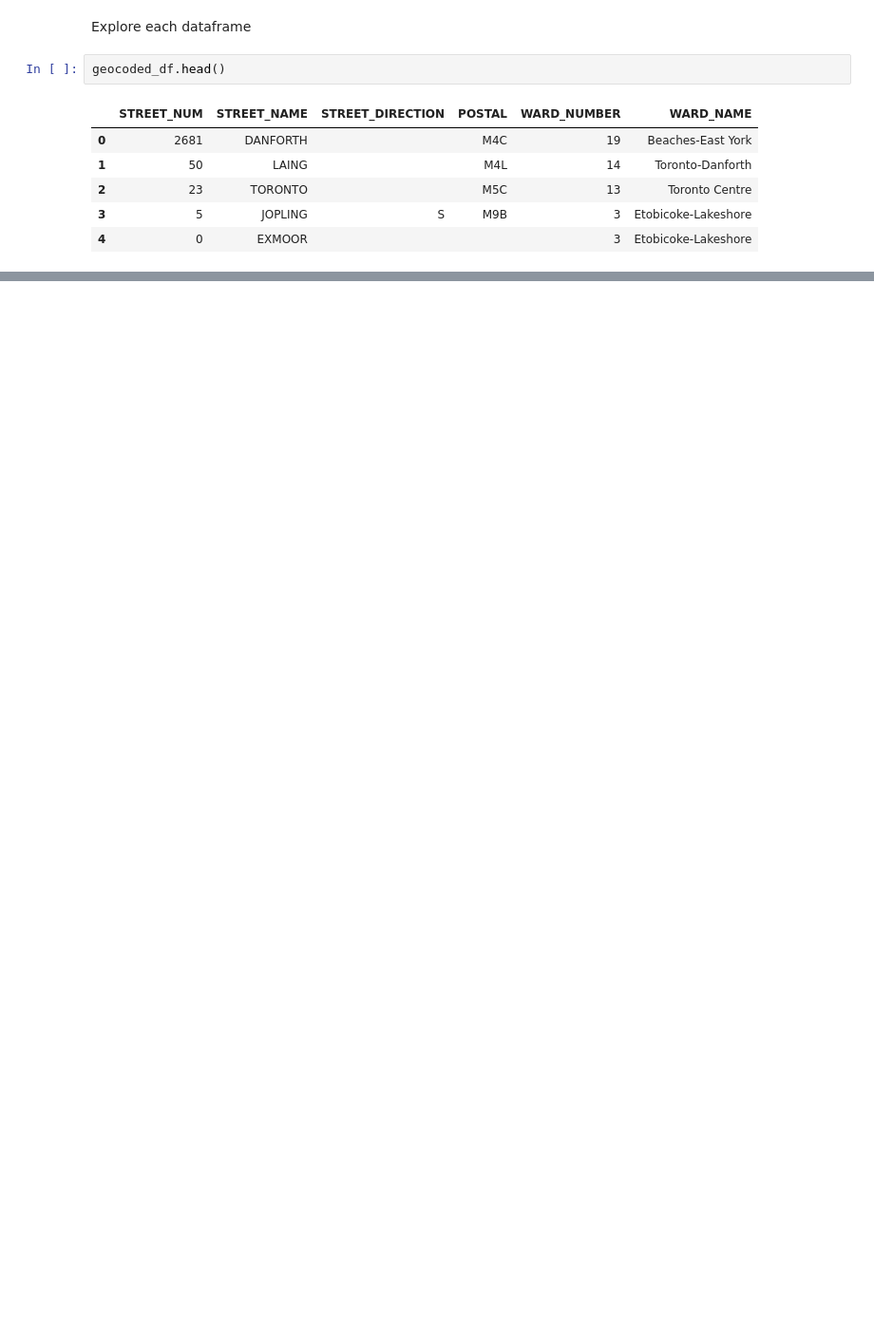
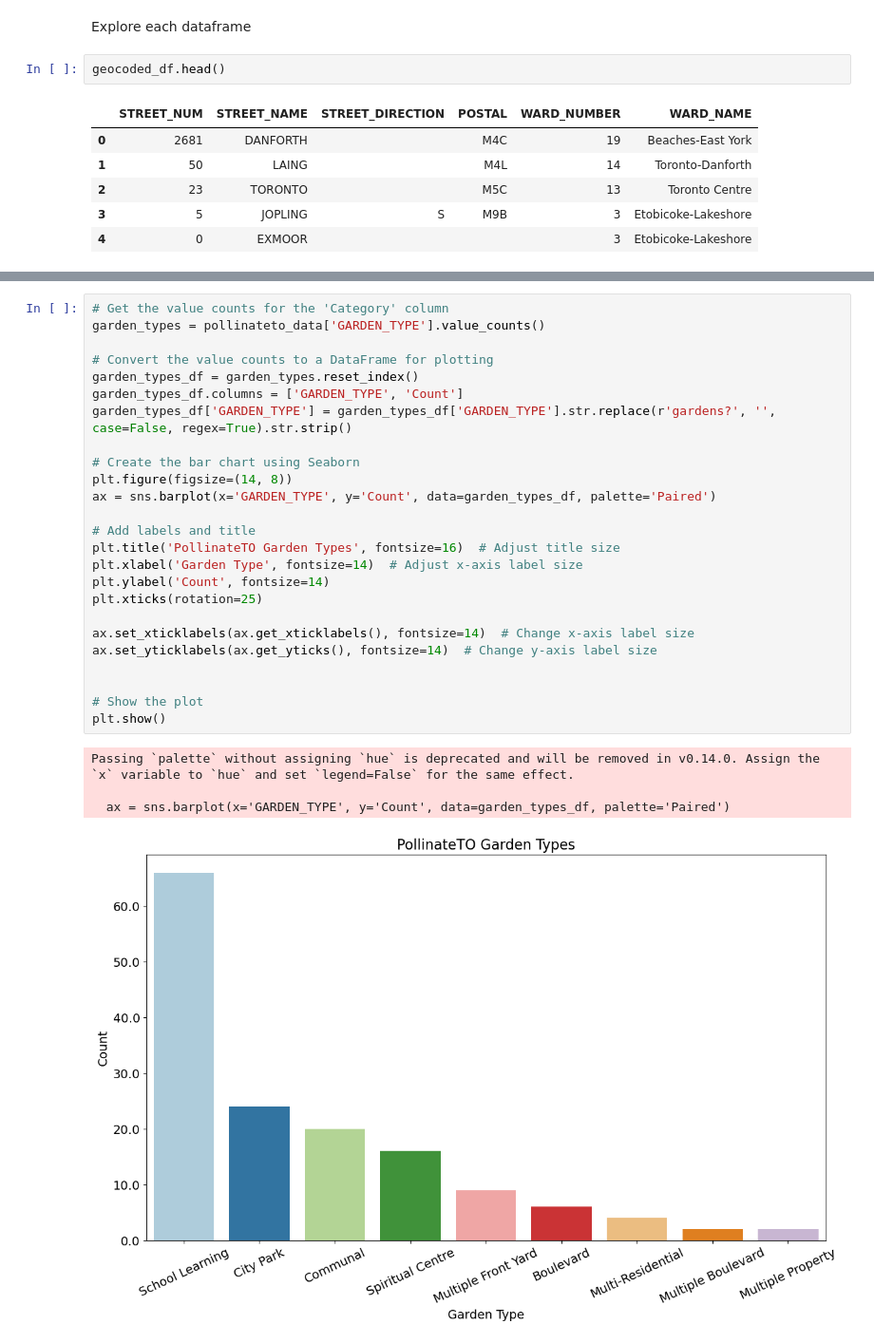
Before and after one commit to minibaconbaby/Data-Hustlers, a Jupyter notebook: PollinateTO.ipynb, the cells around one changed output, grey strips where cells are left out. Shown: that part at 95% size. Cells and saved outputs as stored; diff of their text form; blank space fills up the shorter version.

Commit message:
Updating PollinateTO - New Visuals

```diff
--- a/PollinateTO.ipynb
+++ b/PollinateTO.ipynb
@@ -237,0 +360,30 @@ Indigenous Gardens and Neighborhood Data
+# %%
+# Get the value counts for the 'Category' column
+garden_types = pollinateto_data['GARDEN_TYPE'].value_counts()
+
+# Convert the value counts to a DataFrame for plotting
+garden_types_df = garden_types.reset_index()
+garden_types_df.columns = ['GARDEN_TYPE', 'Count']
+garden_types_df['GARDEN_TYPE'] = garden_types_df['GARDEN_TYPE'].str.replace(r'gardens?', '', case=False, regex=True).str.strip()
+
+# Create the bar chart using Seaborn
+plt.figure(figsize=(14, 8))
+ax = sns.barplot(x='GARDEN_TYPE', y='Count', data=garden_types_df, palette='Paired')
+
+# Add labels and title
+plt.title('PollinateTO Garden Types', fontsize=16)  # Adjust title size
+plt.xlabel('Garden Type', fontsize=14)  # Adjust x-axis label size
+plt.ylabel('Count', fontsize=14)
+plt.xticks(rotation=25)
+
+ax.set_xticklabels(ax.get_xticklabels(), fontsize=14)  # Change x-axis label size
+ax.set_yticklabels(ax.get_yticks(), fontsize=14)  # Change y-axis label size
+
+
+# Show the plot
+plt.show()
+# %% [output]
+Passing `palette` without assigning `hue` is deprecated and will be removed in v0.14.0. Assign the `x` variable to `hue` and set `legend=False` for the same effect.
+
+  ax = sns.barplot(x='GARDEN_TYPE', y='Count', data=garden_types_df, palette='Paired')
+[figure, added]
```
Also changed, not shown: parts of 12 cells of this notebook.
